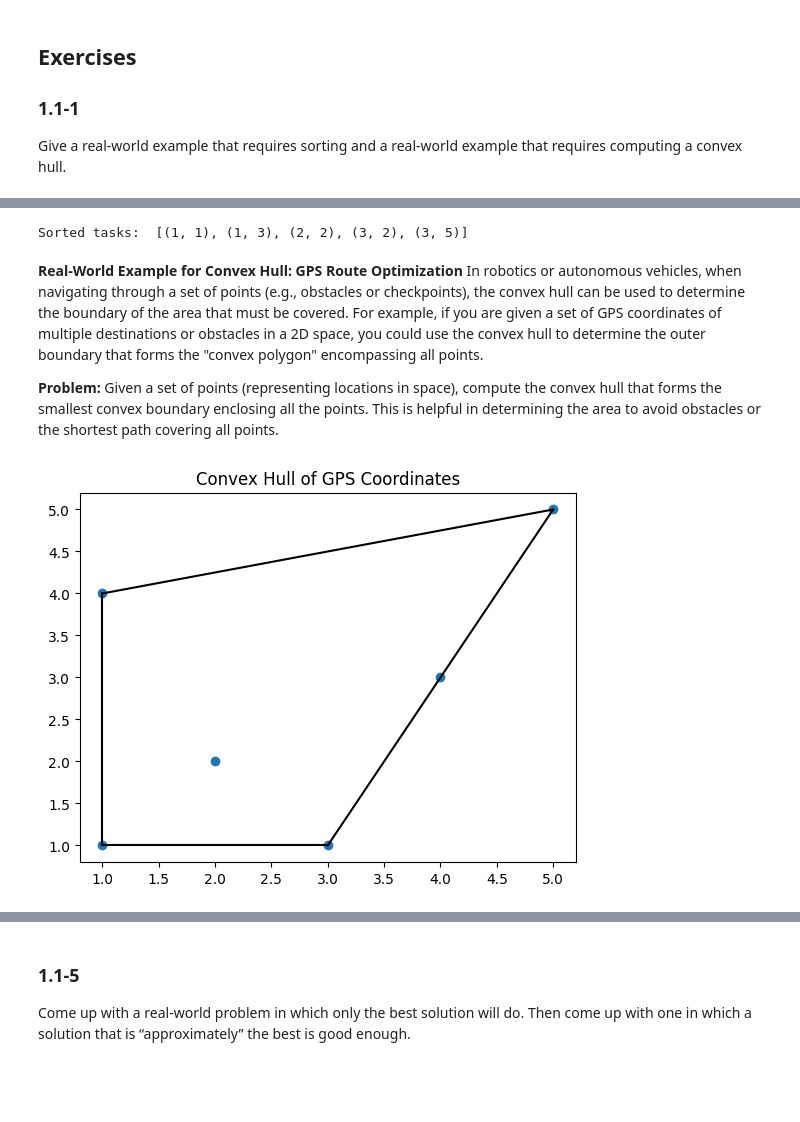
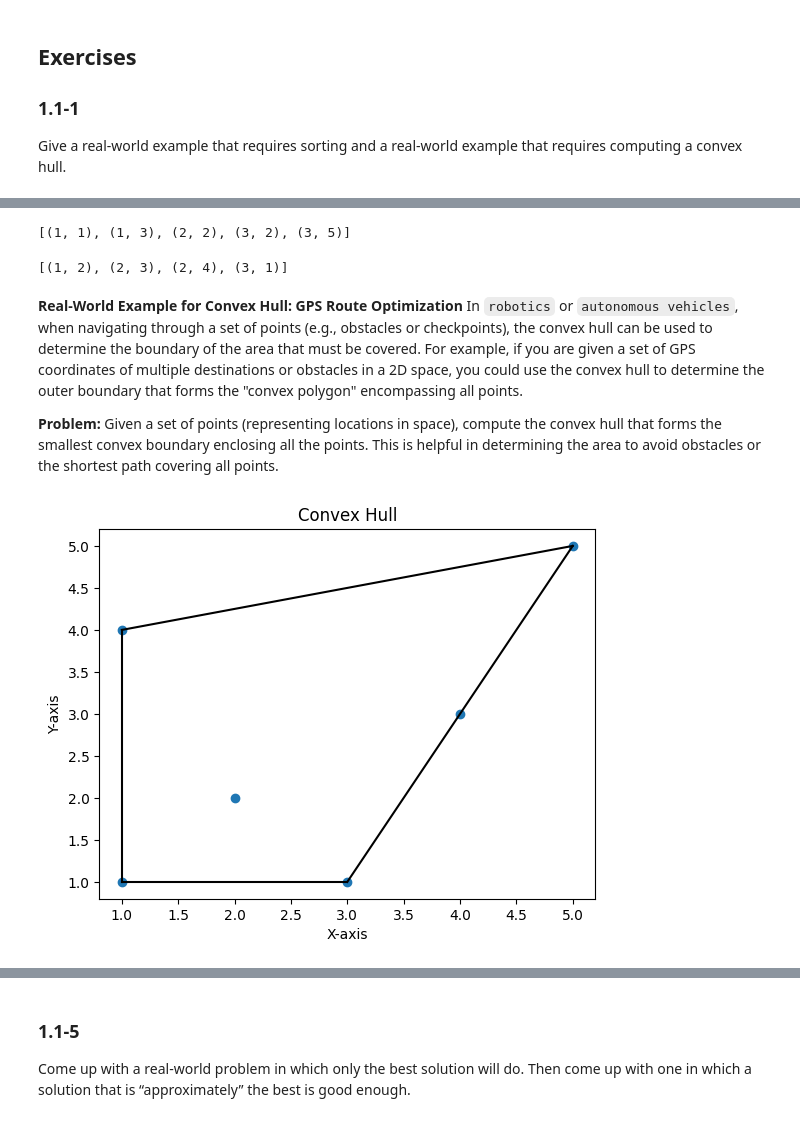
Before and after one commit to jasonamilne/algorithms-crls, a Jupyter notebook: part1_foundations/chapter1_the_role_of_algorithms/1_1_algorithms.ipynb, the cells around one changed output, grey strips where cells are left out. Cells and saved outputs as stored; diff of their text form; code cells hidden in the pictures; blank space fills up the shorter version.

```diff
--- a/part1_foundations/chapter1_the_role_of_algorithms/1_1_algorithms.ipynb
+++ b/part1_foundations/chapter1_the_role_of_algorithms/1_1_algorithms.ipynb
@@ -78,18 +105,33 @@ In many real-world applications, sorting is crucial for task scheduling. For exa
 **Problem:**
 Given a list of tasks, each with a priority and time to complete, we need to sort the tasks in order of priority first and time second to ensure optimal scheduling.
 # %%
-# List of tasks (priority, time to complete)
-tasks = [(3,5), (1,3), (2,2), (3,2), (1,1)]
-
-# Sort tasks by priority (ascending) then time to complete (ascending)
-sorted_tasks = sorted(tasks, key=lambda task: (task[0], task[1]))
-
-print("Sorted tasks: ", sorted_tasks)
+def sort_tasks(tasks: List[tuple]) -> List[tuple]:
+    """
+    Description:
+        Sort tasks by priority and time to complete
+    Args:
+        tasks (List[tuple]): List of tuples containing (priority, time to complete)
+    Returns:
+        List[tuple]: Sorted list of tasks
+    Example:
+        >>> sort_tasks([(3,5), (1,3), (2,2), (3,2), (1,1)])
+        [(1, 1), (1, 3), (2, 2), (3, 2), (3, 5)]
+        >>> sort_tasks([(2, 4), (1, 2), (3, 1), (2, 3)])
+        [(1, 2), (2, 3), (2, 4), (3, 1)]
+    """
+    # Sort tasks by priority (ascending) then time to complete (ascending)
+    return sorted(tasks, key=lambda task: (task[0], task[1]))
-# %% [output]
-Sorted tasks:  [(1, 1), (1, 3), (2, 2), (3, 2), (3, 5)]
+# %%
+sort_tasks([(3,5), (1,3), (2,2), (3,2), (1,1)])
+# %% [output]
+[(1, 1), (1, 3), (2, 2), (3, 2), (3, 5)]
+# %%
+sort_tasks([(2, 4), (1, 2), (3, 1), (2, 3)])
+# %% [output]
+[(1, 2), (2, 3), (2, 4), (3, 1)]
 # %% [markdown]
 **Real-World Example for Convex Hull: GPS Route Optimization**
-In robotics or autonomous vehicles, when navigating through a set of points (e.g., obstacles or checkpoints), the convex hull can be used to determine the boundary of the area that must be covered. For example, if you are given a set of GPS coordinates of multiple destinations or obstacles in a 2D space, you could use the convex hull to determine the outer boundary that forms the "convex polygon" encompassing all points.
+In `robotics` or `autonomous vehicles`, when navigating through a set of points (e.g., obstacles or checkpoints), the convex hull can be used to determine the boundary of the area that must be covered. For example, if you are given a set of GPS coordinates of multiple destinations or obstacles in a 2D space, you could use the convex hull to determine the outer boundary that forms the "convex polygon" encompassing all points.
 
 **Problem:** Given a set of points (representing locations in space), compute the convex hull that forms the smallest convex boundary enclosing all the points. This is helpful in determining the area to avoid obstacles or the shortest path covering all points.
 # %%
@@ -97,21 +139,31 @@ import numpy as np
 from scipy.spatial import ConvexHull
 import matplotlib.pyplot as plt
 
-# GPS coordinates or 2D points
-points = np.array([[1,1], [3,1], [2,2], [4,3], [5,5], [1,4]])
-
-# Convex hull
-hull = ConvexHull(points)
-
-# Plot points on the convex hull
-plt.plot(points[:,0], points[:,1], 'o')
-for simplex in hull.simplices:
-    plt.plot(points[simplex, 0], points[simplex, 1], 'k-')
-
-plt.title('Convex Hull of GPS Coordinates')
-plt.show()
+def plot_convex_hull(points: np.ndarray) -> None:
+    """
+    Description:
+        Plot points and their convex hull
+    Args:
+        points (np.ndarray): Array of points to plot
+        hull (ConvexHull): Convex hull object
+    Returns:
+        None
+    Example:
+        >>> plot_convex_hull(np.array([[1,1], [3,1], [2,2], [4,3], [5,5], [1,4]]))
+        *This will display a plot of the points and their convex hull.*
+    """
+    hull = ConvexHull(points)
+    plt.plot(points[:,0], points[:,1], 'o')
+    for simplex in hull.simplices:
+        plt.plot(points[simplex, 0], points[simplex, 1], 'k-')
+    plt.xlabel('X-axis')
+    plt.ylabel('Y-axis')
+    plt.title('Convex Hull')
+    plt.show()
-# %% [output]
-[figure, removed]
+# %%
+plot_convex_hull(np.array([[1,1], [3,1], [2,2], [4,3], [5,5], [1,4]]))
+# %% [output]
+[figure, added]
 # %% [markdown]
 ### 1.1-2
 Other than speed, what other measures of efficiency might one use in a real-world setting?
```
Also changed, not shown: parts of 18 cells of this notebook.
